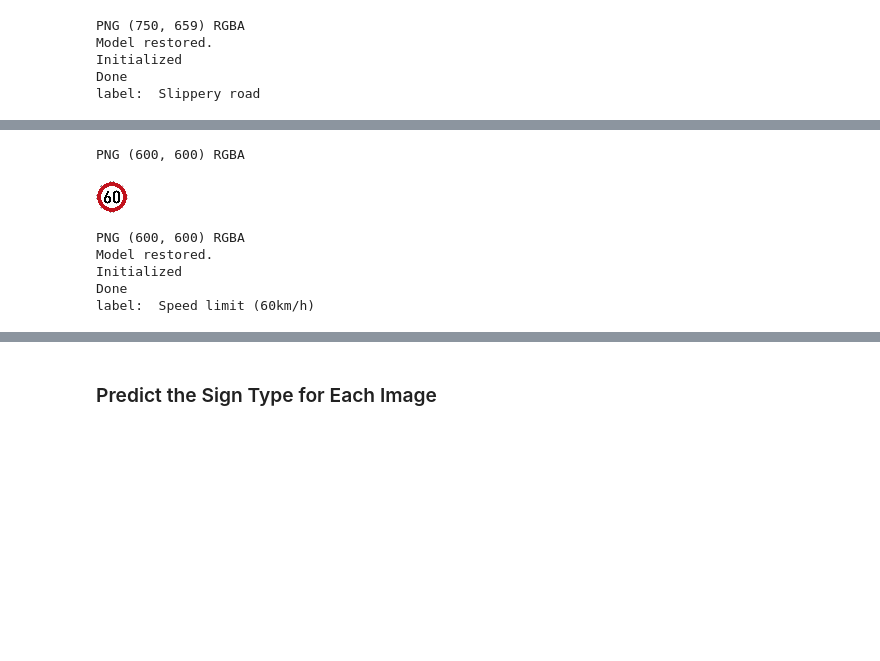
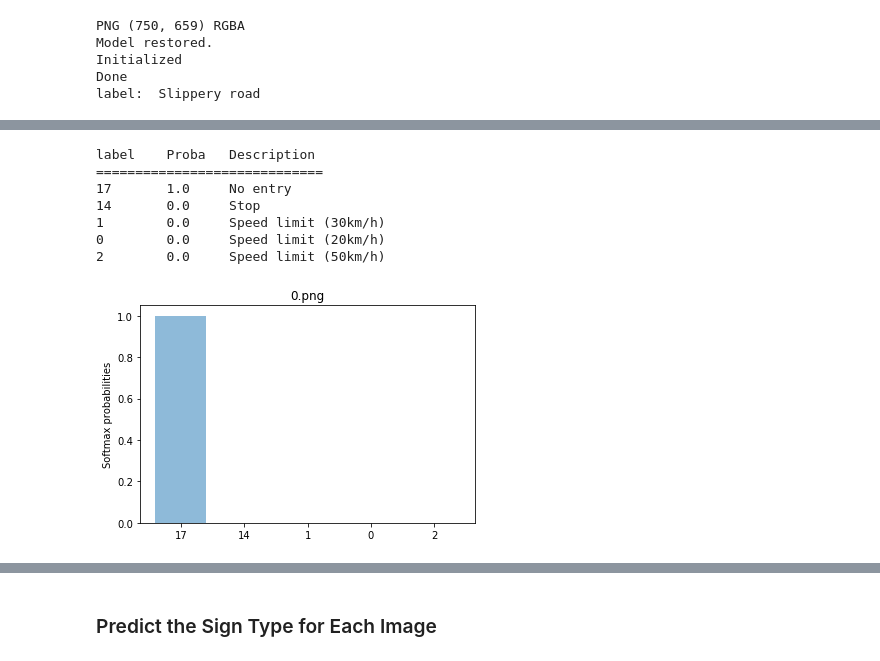
Before and after one commit to manprets/traffic_sign_classifier, a Jupyter notebook: traffic_sign_classifier.ipynb, the cells around one changed output, grey strips where cells are left out. Cells and saved outputs as stored; diff of their text form; code cells hidden in the pictures; blank space fills up the shorter version.

```diff
--- a/traffic_sign_classifier.ipynb
+++ b/traffic_sign_classifier.ipynb
@@ -1059,13 +851,0 @@ label:  No entry
-# %%
-print_image_in_path('./new_examples/', '1.png')
-# %% [output]
-PNG (600, 600) RGBA
-[figure, removed]
-# %%
-predict_label_for_image('./new_examples/', '1.png', "./CNN_20170410_1.ckpt", labels_dict)
-# %% [output]
-PNG (600, 600) RGBA
-Model restored.
-Initialized
-Done
-label:  Speed limit (60km/h)
@@ -1071,0 +854,53 @@ label:  Speed limit (60km/h)
+# %%
+def get_sotmax_probs_for_image(folderpath, img_name, restore_model, labels_dict, max_k):
+    filepath = folderpath + '/' + img_name
+    im = Image.open(filepath)
+    #print(im.format, im.size, im.mode)
+    im=im.resize((32,32))
+    #im.show()
+    im_asarray = np.asarray(im)
+    im_asarray = (im_asarray-128.0)/256.0
+    im_asarray = im_asarray[:,:,0:3]
+    im_asarray_new = np.reshape(im_asarray, (1,32,32,3))
+    with tf.Session(graph=graph) as session:
+        saver.restore(session, restore_model)
+        #print("Model restored.")
+
+        #print('Initialized')
+        alone_prediction = session.run(alone_prediction_, feed_dict={tf_alone_dataset : im_asarray_new})
+        softmax_probs = session.run(tf.nn.top_k(alone_prediction, k=max_k))
+    #print('Done')
+    #dummy_label = np.argmax(alone_prediction)
+    #print('label: ',labels_dict[dummy_label])
+    #return alone_prediction
+    softmax_probs = softmax_probs
+    return softmax_probs
+# %%
+def plot_softmax_probs(softmax_probs, image_name):
+    print('label \t Proba \t Description')
+    print('=============================')
+    len_softmax = len(softmax_probs.indices[0])
+    for idx in range(len_softmax):
+
+        label = softmax_probs.indices[0][idx]
+        print(label,'\t',np.round(softmax_probs.values[0][idx],5), '\t',labels_dict[label])
+    softmax_probs.values[0]
+    plt.bar(np.arange(5), softmax_probs.values[0], align='center', alpha=0.5)
+    plt.xticks(np.arange(5), softmax_probs.indices[0])
+    plt.ylabel('Softmax probabilities')
+    plt.title(image_name)
+
+    plt.show()
+# %%
+img_name = '0.png'
+softmax_probs = get_sotmax_probs_for_image('./new_examples/', img_name, "./CNN_20170415_1.ckpt", labels_dict, 5)
+plot_softmax_probs(softmax_probs, img_name)
+# %% [output]
+label    Proba   Description
+=============================
+17       1.0     No entry
+14       0.0     Stop
+1        0.0     Speed limit (30km/h)
+0        0.0     Speed limit (20km/h)
+2        0.0     Speed limit (50km/h)
+[figure, added]
```
Also changed, not shown: parts of 74 cells of this notebook.
